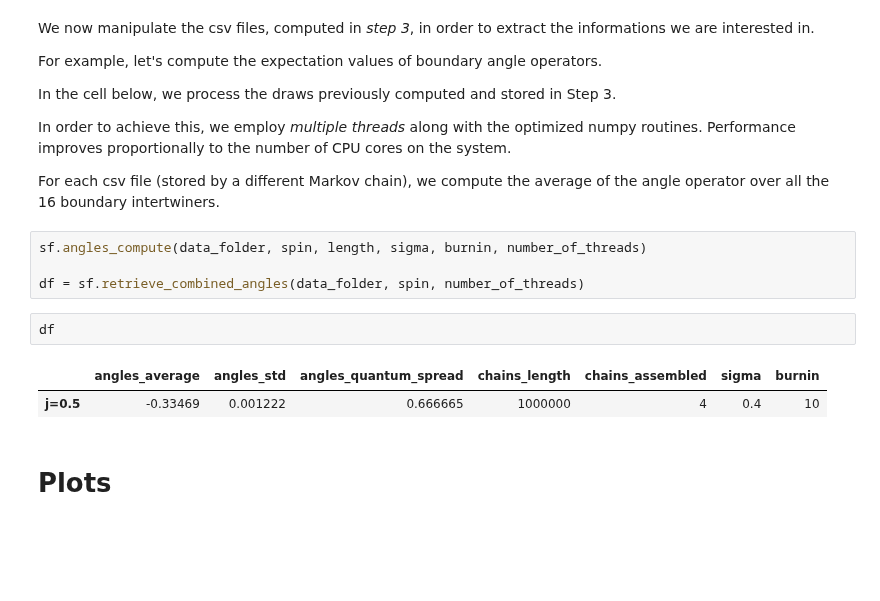
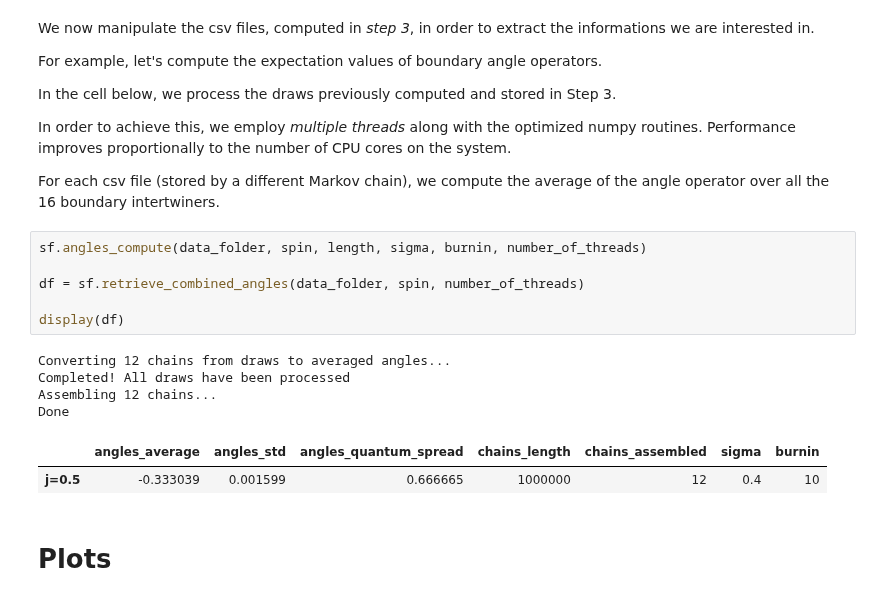
Before and after one commit to PietropaoloFrisoni/MCMC_16_cells_spinfoam, a Jupyter notebook: Python_interface.ipynb, the cells around one changed output. Saved outputs shown, nothing was run; the diff lists cells and outputs as text; blank space fills up the shorter version.

```diff
--- a/Python_interface.ipynb
+++ b/Python_interface.ipynb
@@ -157,12 +157,16 @@ over all the 16 boundary intertwiners.
 # %%
 sf.angles_compute(data_folder, spin, length, sigma, burnin, number_of_threads)
 
 df = sf.retrieve_combined_angles(data_folder, spin, number_of_threads)
+
+display(df)
+# %% [output]
+Converting 12 chains from draws to averaged angles...
+Completed! All draws have been processed
+Assembling 12 chains...
+Done
+|  | angles_average | angles_std | angles_quantum_spread | chains_length | chains_assembled | sigma | burnin |
+| j=0.5 | -0.333039 | 0.001599 | 0.666665 | 1000000 | 12 | 0.4 | 10 |
-# %%
-df
-# %% [output]
-|  | angles_average | angles_std | angles_quantum_spread | chains_length | chains_assembled | sigma | burnin |
-| j=0.5 | -0.33469 | 0.001222 | 0.666665 | 1000000 | 4 | 0.4 | 10 |
 # %% [markdown]
 # Plots
 # %% [markdown]
```
Also changed, not shown: 4 other files.
